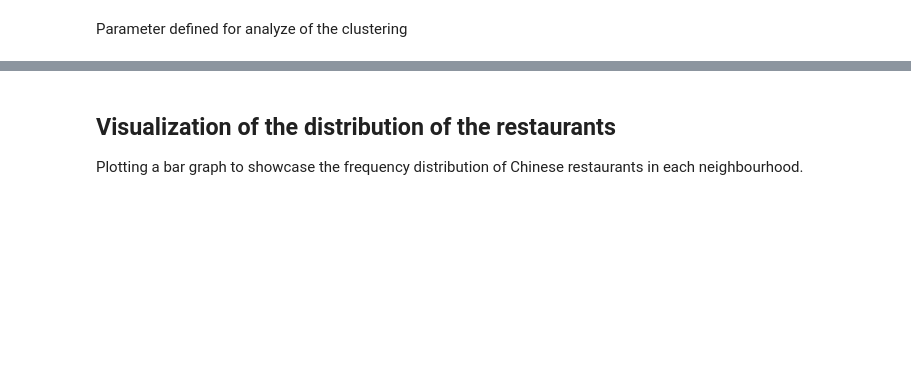
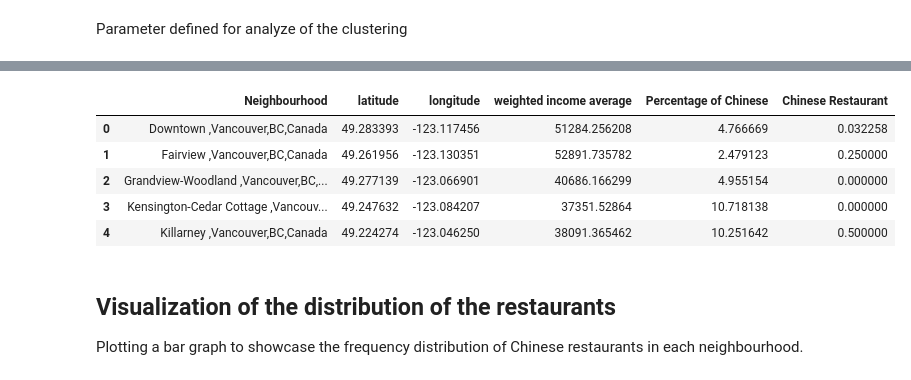
Before and after one commit to leanohl/BA_ClusteringofRestaurants, a Jupyter notebook: clusteringVancouver.ipynb, the cells around one changed output, grey strips where cells are left out. Drawn from its saved outputs; the diff is of its cells as text; code cells hidden in the pictures; blank space fills up the shorter version.

```diff
--- a/clusteringVancouver.ipynb
+++ b/clusteringVancouver.ipynb
@@ -295,7 +562,7 @@ import folium
 map_Vancouver_rest = folium.Map(location=[latitude, longitude], zoom_start=11)
 
 # add markers to map
-for lat, lng, neighbourhood in zip(df_rest['lat'], df_rest['long'], df_rest['Place']):
+for lat, lng, neighbourhood in zip(df_rest['latitude'], df_rest['longitude'], df_rest['Place']):
   label = '{}'.format(neighbourhood)
   label = folium.Popup(label)
   folium.CircleMarker(
@@ -337,11 +613,11 @@ def dist(lat1, long1, lat2, long2):
 # find closest neighbourhood
 def find_nearest(lat, long):
     distances = df_new.apply(
-        lambda row: dist(lat, long, row['lat'], row['long']),
+        lambda row: dist(lat, long, row['latitude'], row['longitude']),
         axis=1)
     return df_new.loc[distances.idxmin(), 'Neighbourhood']
 # %%
 df_final_rest['Neighbourhood'] = df_final_rest.apply(
-    lambda row: find_nearest(row['lat'], row['long']),
+    lambda row: find_nearest(row['latitude'], row['longitude']),
     axis=1)
 df_final_rest.head()
@@ -374,5 +689,5 @@ vancouver_grouped.head()
 # %%
 # create a dataset only consisting of the percentage of people used for the clustering
-df_x = df_new[['Neighbourhood','lat','long',percentage_people, 'weighted income average']]
+df_x = df_new[['Neighbourhood','latitude','longitude',percentage_people, 'weighted income average']]
 df_x.reset_index(inplace = True, drop = True)
 df_x.head()
@@ -379,8 +701,15 @@ df_x.head()
 # %%
 # finale merge of the two dataframes
 df_final = pd.merge(df_x, vancouver_grouped, on='Neighbourhood')
-df_final = df_final[["Neighbourhood","lat","long","weighted income average",percentage_people, str_cluster+" Restaurant"]]
+df_final = df_final[["Neighbourhood","latitude","longitude","weighted income average",percentage_people, str_cluster+" Restaurant"]]
 df_final.head()
+# %% [output]
+|  | Neighbourhood | latitude | longitude | weighted income average | Percentage of Chinese | Chinese Restaurant |
+| 0 | Downtown ,Vancouver,BC,Canada | 49.283393 | -123.117456 | 51284.256208 | 4.766669 | 0.032258 |
+| 1 | Fairview ,Vancouver,BC,Canada | 49.261956 | -123.130351 | 52891.735782 | 2.479123 | 0.250000 |
+| 2 | Grandview-Woodland ,Vancouver,BC,... | 49.277139 | -123.066901 | 40686.166299 | 4.955154 | 0.000000 |
+| 3 | Kensington-Cedar Cottage ,Vancouv... | 49.247632 | -123.084207 | 37351.52864 | 10.718138 | 0.000000 |
+| 4 | Killarney ,Vancouver,BC,Canada | 49.224274 | -123.046250 | 38091.365462 | 10.251642 | 0.500000 |
 # %% [markdown]
 ## Visualization of the distribution of the restaurants
 Plotting a bar graph to showcase the frequency distribution of Chinese restaurants in each neighbourhood.
```
Also changed, not shown: parts of 52 cells of this notebook, 1 other file.
